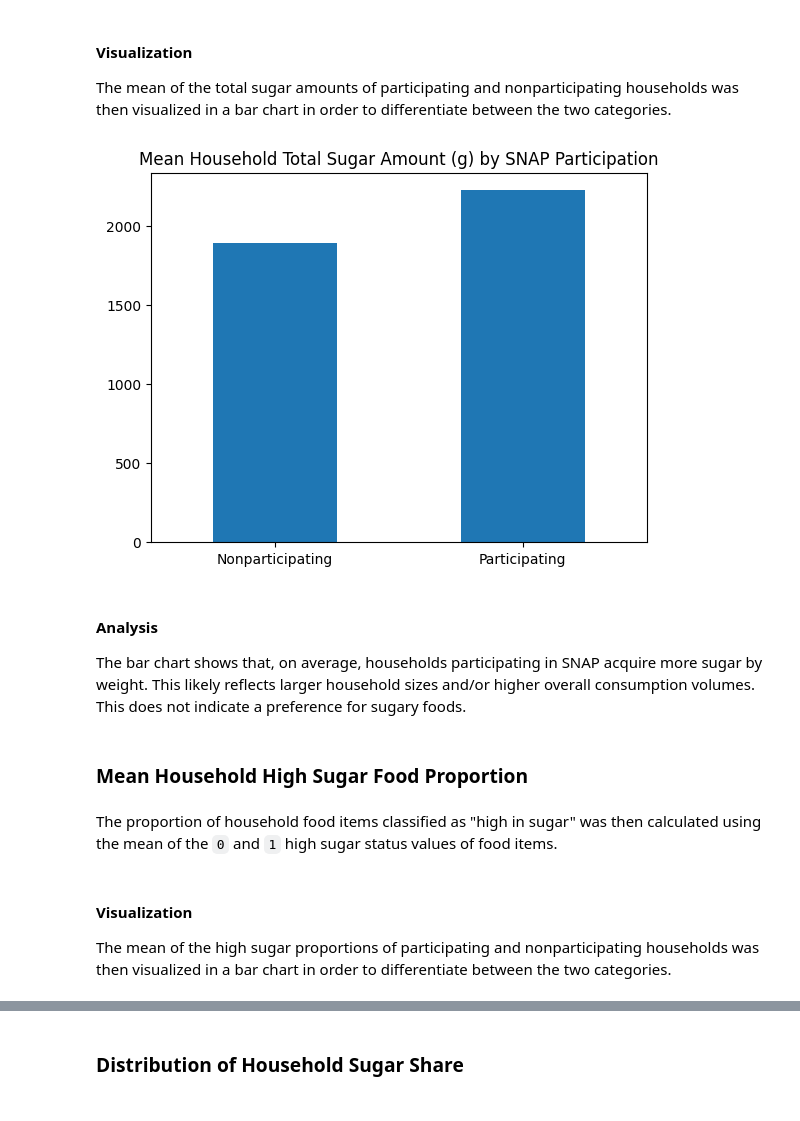
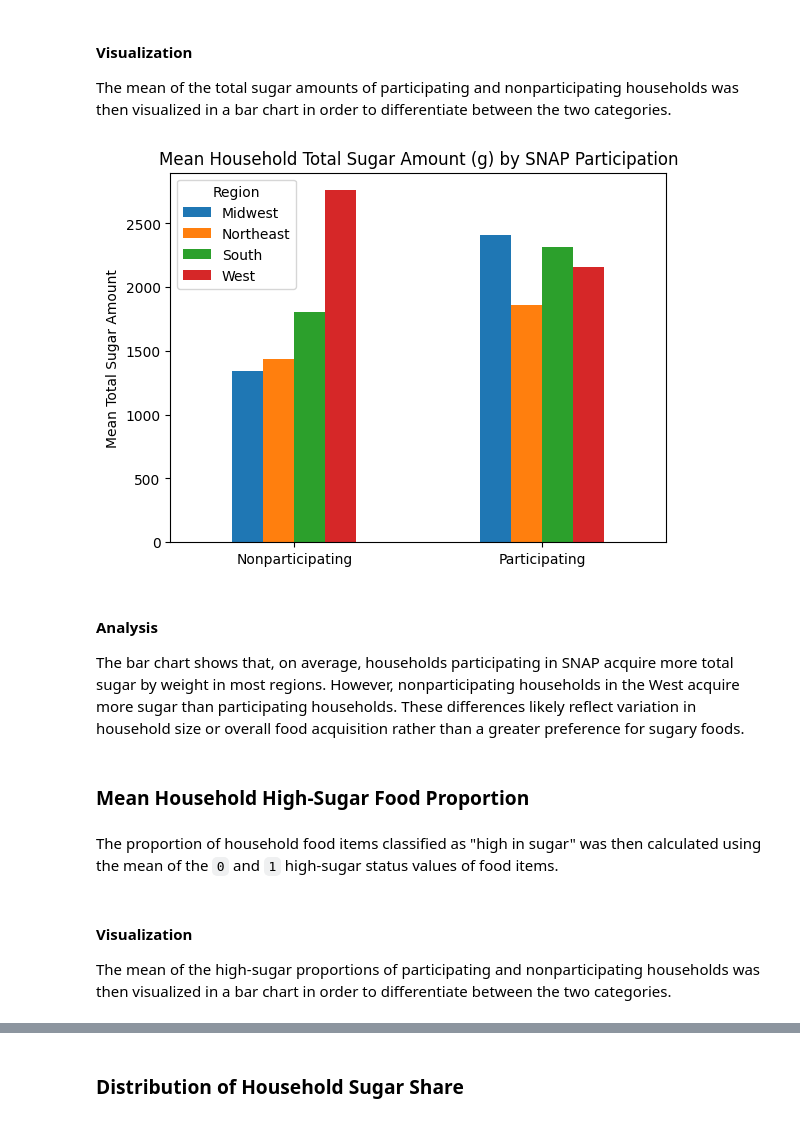
Before and after one commit to seoyunnie/csmodel-mcos, a Jupyter notebook: dataset_analysis.ipynb, the cells around one changed output, grey strips where cells are left out. Cells and saved outputs as stored; diff of their text form; code cells hidden in the pictures.

```diff
--- a/dataset_analysis.ipynb
+++ b/dataset_analysis.ipynb
@@ -94,3 +104,5 @@ with warnings.catch_warnings():
+# %%
+hh_df["region"] = hh_df["region"].map({1: "Northeast", 2: "Midwest", 3: "South", 4: "West"})
 # %% [markdown]
 ## Food Items Dataset
 # %% [markdown]
@@ -126,3 +143,5 @@ food_df["high_sugar_amount"] = food_df["totgramsedible"] * food_df["high_sugar_s
+# %%
+SNAP_STATUS_LABELS = ["Nonparticipating", "Participating"]
 # %% [markdown]
 # Exploratory Data Analysis
 # %% [markdown]
@@ -143,7 +162,7 @@ hh_sugar_df = (
 hh_sugar_df["sugar_share"] = hh_sugar_df["total_sugar_amount"] / hh_sugar_df["total_amount"]
 
 # Add the household number and the SNAP status back for identification and categorization.
-hh_sugar_df = hh_sugar_df.merge(hh_df[["hhnum", "snap_status"]], how="left", on="hhnum")
+hh_sugar_df = hh_sugar_df.merge(hh_df[["hhnum", "snap_status", "region"]], how="left", on="hhnum")
 # %% [markdown]
 #### Visualization
 
@@ -175,28 +198,32 @@ items.
 The mean of the total sugar amounts of participating and nonparticipating households was then visualized in a bar chart
 in order to differentiate between the two categories.
 # %%
-ax = hh_sugar_df.groupby("snap_status")["total_sugar_amount"].mean().plot(kind="bar")
+ax = hh_sugar_df.groupby(["snap_status", "region"])["total_sugar_amount"].mean().unstack().plot(kind="bar")
 
 ax.set_xticks([0, 1])
-ax.set_xticklabels(["Nonparticipating", "Participating"], rotation=0)
+ax.set_xticklabels(SNAP_STATUS_LABELS, rotation=0)
 
 ax.set_title("Mean Household Total Sugar Amount (g) by SNAP Participation")
 ax.set_xlabel("")
+ax.set_ylabel("Mean Total Sugar Amount")
+
+plt.legend(title="Region")
 
 plt.show()
 # %% [output]
-[figure, old version]
+[figure, new version]
 # %% [markdown]
 #### Analysis
 
-The bar chart shows that, on average, households participating in SNAP acquire more sugar by weight. This likely
-reflects larger household sizes and/or higher overall consumption volumes. This does not indicate a preference for
+The bar chart shows that, on average, households participating in SNAP acquire more total sugar by weight in most
+regions. However, nonparticipating households in the West acquire more sugar than participating households. These
+differences likely reflect variation in household size or overall food acquisition rather than a greater preference for
 sugary foods.
 # %% [markdown]
-### Mean Household High Sugar Food Proportion
+### Mean Household High-Sugar Food Proportion
 # %% [markdown]
 The proportion of household food items classified as "high in sugar" was then calculated using the mean of the `0` and
-`1` high sugar status values of food items.
+`1` high-sugar status values of food items.
 # %%
 high_sugar_proportion_df = food_df.groupby("hhnum")["high_sugar_status"].mean().reset_index()
 
@@ -205,6 +232,6 @@ high_sugar_proportion_df = high_sugar_proportion_df.merge(hh_df[["hhnum", "snap_
 # %% [markdown]
 #### Visualization
 
-The mean of the high sugar proportions of participating and nonparticipating households was then visualized in a bar
+The mean of the high-sugar proportions of participating and nonparticipating households was then visualized in a bar
 chart in order to differentiate between the two categories.
 # %%
```
Also changed, not shown: parts of 23 cells of this notebook.
